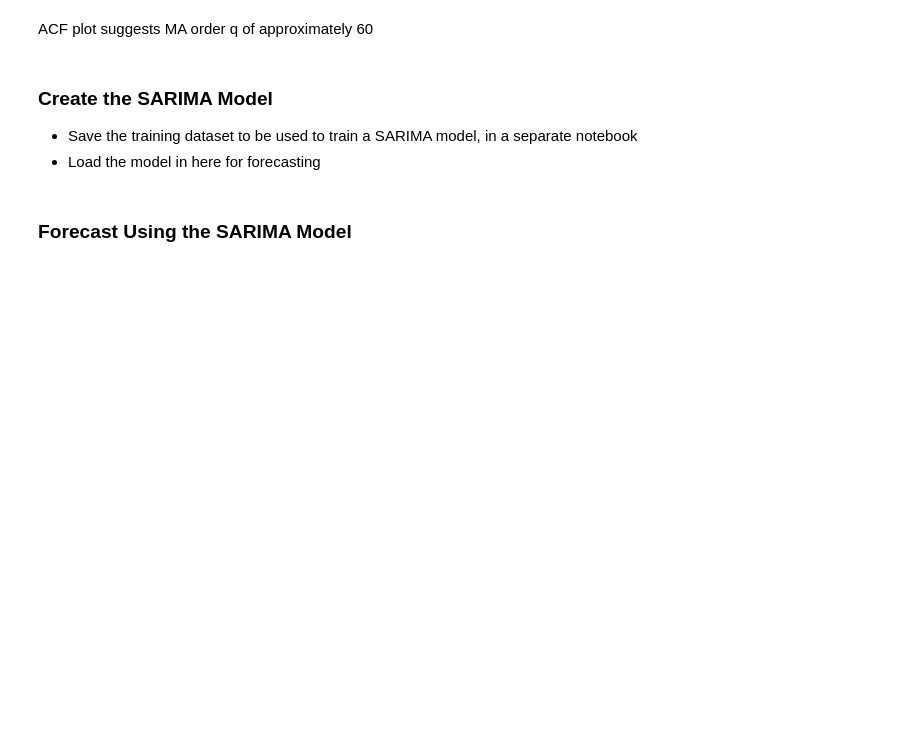
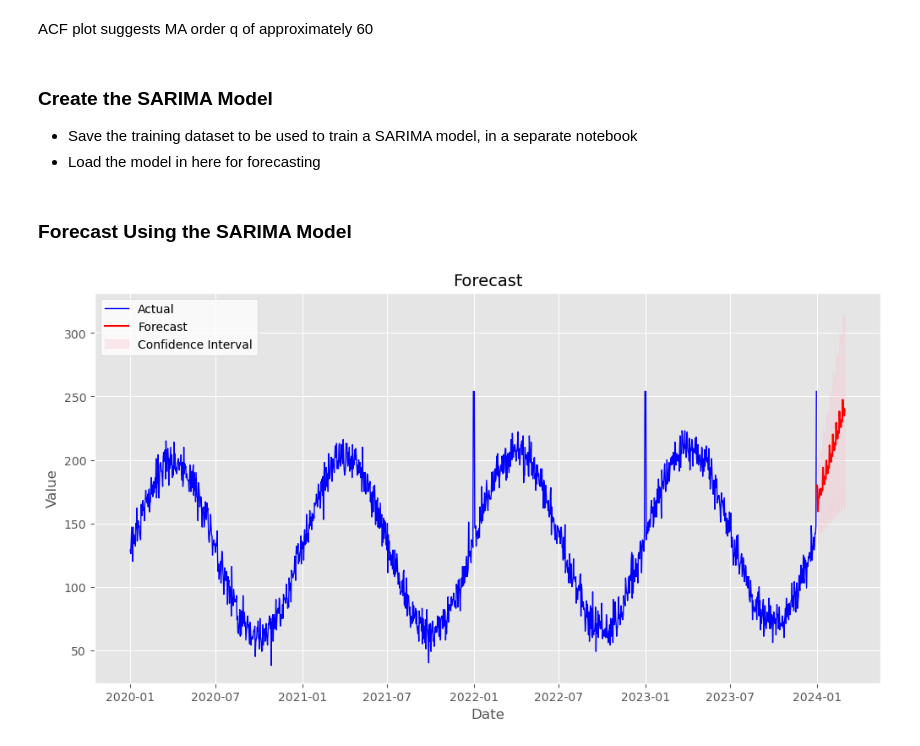
Before and after one commit to StuartG24/Travel_Co_Analysis, a Jupyter notebook: Notebooks_Data_Analysis/demand_analysis_sarima.ipynb, the cells around one changed output. Cells and saved outputs as stored; diff of their text form; code cells hidden in the pictures; blank space fills up the shorter version.

```diff
--- a/Notebooks_Data_Analysis/demand_analysis_sarima.ipynb
+++ b/Notebooks_Data_Analysis/demand_analysis_sarima.ipynb
@@ -160,31 +160,36 @@ testing_data = historical_data[-forecast_horizon:]
 # %% [markdown]
 ### Forecast Using the SARIMA Model
 # %%
+#| label: occupancy-forecast
+#| fig-cap: One Month Occupancy Forecast
+
 # Create a forecast using the SARIMA model for the given time steps
 #
 
 # Actual values for the testing data
 actual_dates = hotel_time_series_df.index
 actual_values = hotel_time_series_df['Standard_OCC']
 
 # Create a forecast for specified time steps beyond the actual time series
 forecast_steps = 60
-forecast_dates = pd.date_range(actual.index[-1], periods=forecast_steps + 1, freq='D')[1:]
+forecast_dates = pd.date_range(actual_values.index[-1], periods=forecast_steps + 1, freq='D')[1:]
 
 forecast = model_sarima_manual.get_forecast(steps=forecast_steps)
 forecast_values = forecast.predicted_mean
 forecast_conf_int = forecast.conf_int()
 
 # Plot the historical data, forecast, and confidence interval
 fig, ax1 = plt.subplots(figsize=(12, 6))
 ax1.set_title(f'Forecast', fontsize=14)
 ax1.set_xlabel('Date')
 ax1.set_ylabel('Value')
 # Three line plots
 ax1.plot(actual_dates, actual_values, color='blue', linewidth=1, label='Actual')
 ax1.plot(forecast_dates, forecast_values, color='red', label='Forecast')
 ax1.fill_between(forecast_dates, forecast_conf_int.iloc[:, 0], forecast_conf_int.iloc[:, 1],
                   color='pink', alpha=0.3, label='Confidence Interval')
 # Legend
 ax1.legend(loc='upper left', facecolor='white')
 plt.show()
+# %% [output]
+[figure, added]
```
Also changed, not shown: parts of 1 cell of this notebook, 11 other files.
